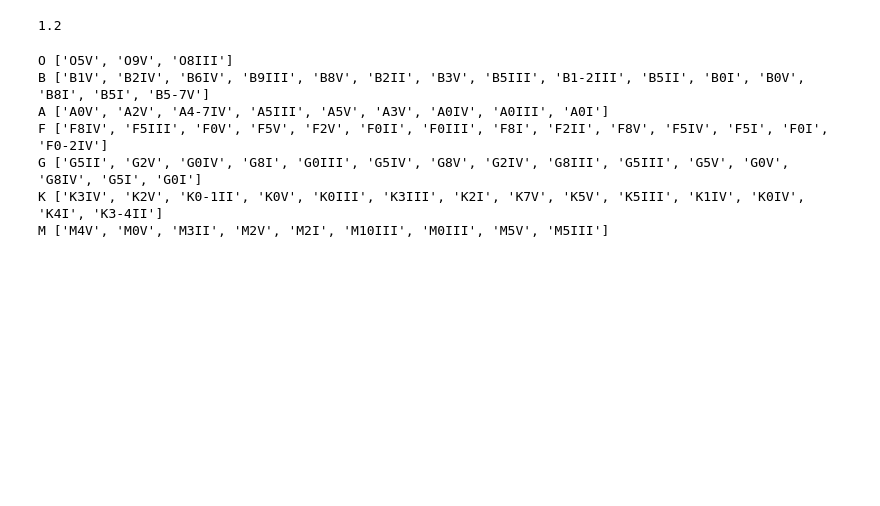
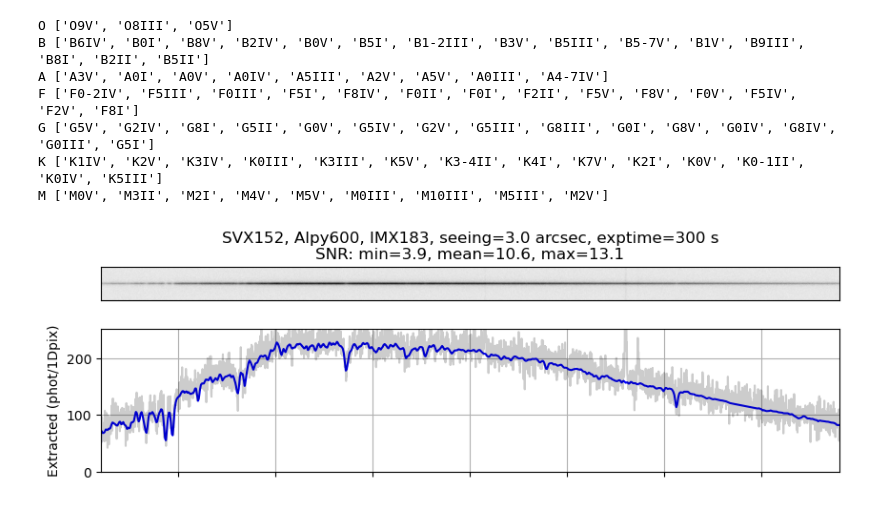
Before and after one commit to joshwalawender/SpecETC, a Jupyter notebook: Sandbox.ipynb, the cells around one changed output. Cells and saved outputs as stored; diff of their text form; code cells hidden in the pictures; blank space fills up the shorter version.

```diff
--- a/Sandbox.ipynb
+++ b/Sandbox.ipynb
@@ -13,20 +14,21 @@ IMX533: Reading detector efficiency from /Users/joshw/git/SpecETC/data/SonyIMX/Q
-# %%
-IMX183.RN
-# %% [output]
-1.2
 # %%
 models = get_list_of_stellar_models(verbose=True)
 sptype = 'F8V'
 mag = 11
 star = get_stellar_spectrum(sptype=sptype, mag=mag)
+sky = Sky(seeing=3.0*u.arcsec, mag=18)
 # %% [output]
-O ['O5V', 'O9V', 'O8III']
-B ['B1V', 'B2IV', 'B6IV', 'B9III', 'B8V', 'B2II', 'B3V', 'B5III', 'B1-2III', 'B5II', 'B0I', 'B0V', 'B8I', 'B5I', 'B5-7V']
-A ['A0V', 'A2V', 'A4-7IV', 'A5III', 'A5V', 'A3V', 'A0IV', 'A0III', 'A0I']
-F ['F8IV', 'F5III', 'F0V', 'F5V', 'F2V', 'F0II', 'F0III', 'F8I', 'F2II', 'F8V', 'F5IV', 'F5I', 'F0I', 'F0-2IV']
-G ['G5II', 'G2V', 'G0IV', 'G8I', 'G0III', 'G5IV', 'G8V', 'G2IV', 'G8III', 'G5III', 'G5V', 'G0V', 'G8IV', 'G5I', 'G0I']
-K ['K3IV', 'K2V', 'K0-1II', 'K0V', 'K0III', 'K3III', 'K2I', 'K7V', 'K5V', 'K5III', 'K1IV', 'K0IV', 'K4I', 'K3-4II']
-M ['M4V', 'M0V', 'M3II', 'M2V', 'M2I', 'M10III', 'M0III', 'M5V', 'M5III']
+O ['O9V', 'O8III', 'O5V']
+B ['B6IV', 'B0I', 'B8V', 'B2IV', 'B0V', 'B5I', 'B1-2III', 'B3V', 'B5III', 'B5-7V', 'B1V', 'B9III', 'B8I', 'B2II', 'B5II']
+A ['A3V', 'A0I', 'A0V', 'A0IV', 'A5III', 'A2V', 'A5V', 'A0III', 'A4-7IV']
+F ['F0-2IV', 'F5III', 'F0III', 'F5I', 'F8IV', 'F0II', 'F0I', 'F2II', 'F5V', 'F8V', 'F0V', 'F5IV', 'F2V', 'F8I']
+G ['G5V', 'G2IV', 'G8I', 'G5II', 'G0V', 'G5IV', 'G2V', 'G5III', 'G8III', 'G0I', 'G8V', 'G0IV', 'G8IV', 'G0III', 'G5I']
+K ['K1IV', 'K2V', 'K3IV', 'K0III', 'K3III', 'K5V', 'K3-4II', 'K4I', 'K7V', 'K2I', 'K0V', 'K0-1II', 'K0IV', 'K5III']
+M ['M0V', 'M3II', 'M2I', 'M4V', 'M5V', 'M0III', 'M10III', 'M5III', 'M2V']
+# %%
+im, spec, var = SpecETC(star, sky, SVX152, Alpy600, IMX183, plot=True)
+# %% [output]
+[figure, added]
 # %%
 telescopes = [Newtonian12, ACF14reduced, SVX152, SVQ100]
 nexp = [3, 3, 3, 3]
```
Also changed, not shown: parts of 11 cells of this notebook, 4 other files.
